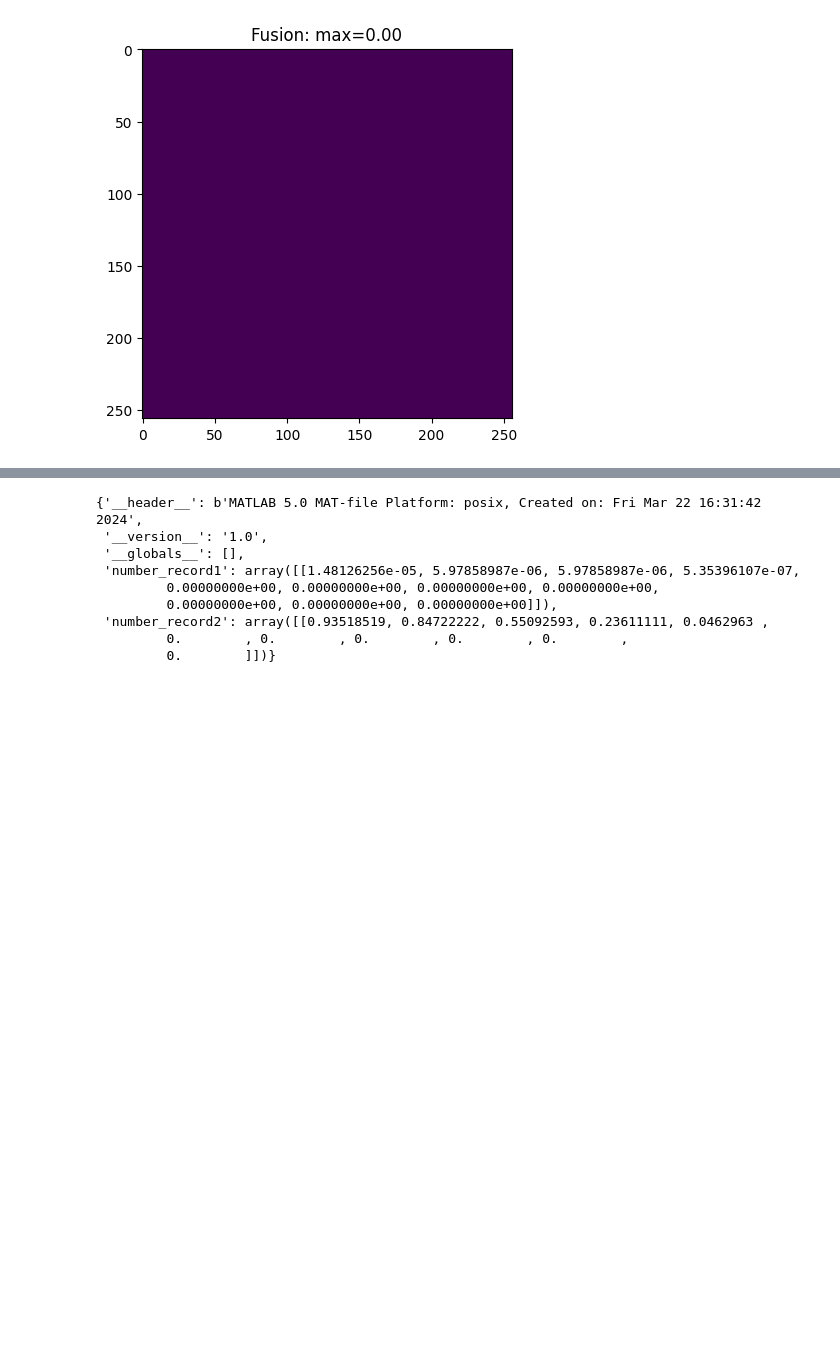
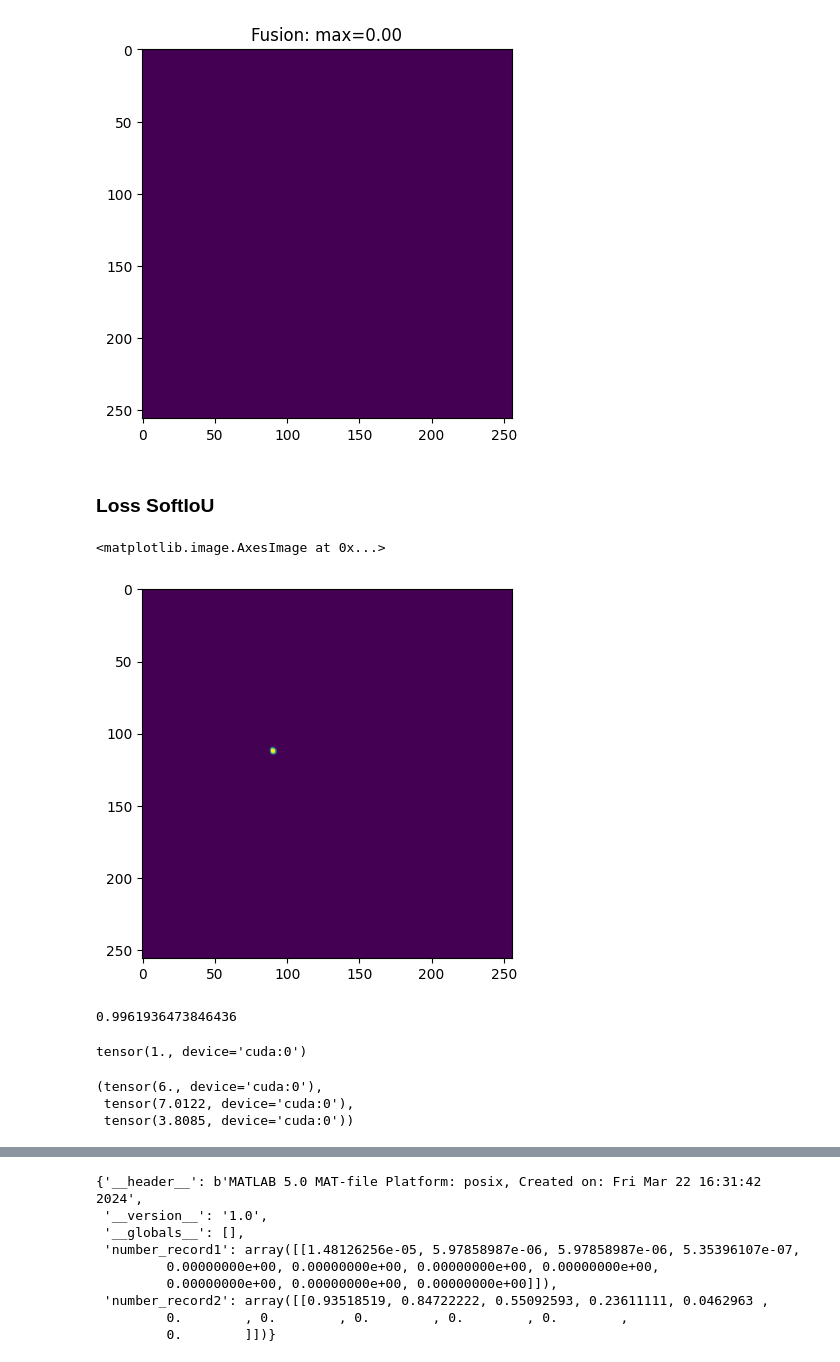
Before and after one commit to cvincent13/Deep-NFA, a Jupyter notebook: verification.ipynb, the cells around one changed output, grey strips where cells are left out. Cells and saved outputs as stored; diff of their text form; code cells hidden in the pictures; blank space fills up the shorter version.

```diff
--- a/verification.ipynb
+++ b/verification.ipynb
@@ -319,3 +319,36 @@ plt.imshow(significance_fused[0])
 # %% [output]
 <matplotlib.image.AxesImage at 0x...>
 [figure]
+# %% [markdown]
+### Loss SoftIoU
+# %%
+model.eval()
+with torch.no_grad():
+    (data, labels) = next(iter(test_data))
+    data = data.cuda()
+    labels = labels.cuda()
+    pred = model(data)
+# %%
+plt.imshow(pred.detach().cpu()[0,0])
+# %% [output]
+<matplotlib.image.AxesImage at 0x...>
+[figure, added]
+# %%
+loss = SoftIoULoss(pred, labels, sigmoid=False)
+loss.item()
+# %% [output]
+0.9961936473846436
+# %%
+smooth = 1
+intersection = pred * labels
+loss = (intersection.sum() + smooth) / (pred.sum() + labels.sum() -intersection.sum() + smooth)
+loss = 1 - loss.mean()
+loss
+# %% [output]
+tensor(1., device='cuda:0')
+# %%
+labels.sum(), pred.sum(), intersection.sum()
+# %% [output]
+(tensor(6., device='cuda:0'),
+ tensor(7.0122, device='cuda:0'),
+ tensor(3.8085, device='cuda:0'))
```
Also changed, not shown: parts of 2 cells of this notebook, 3 other files.
